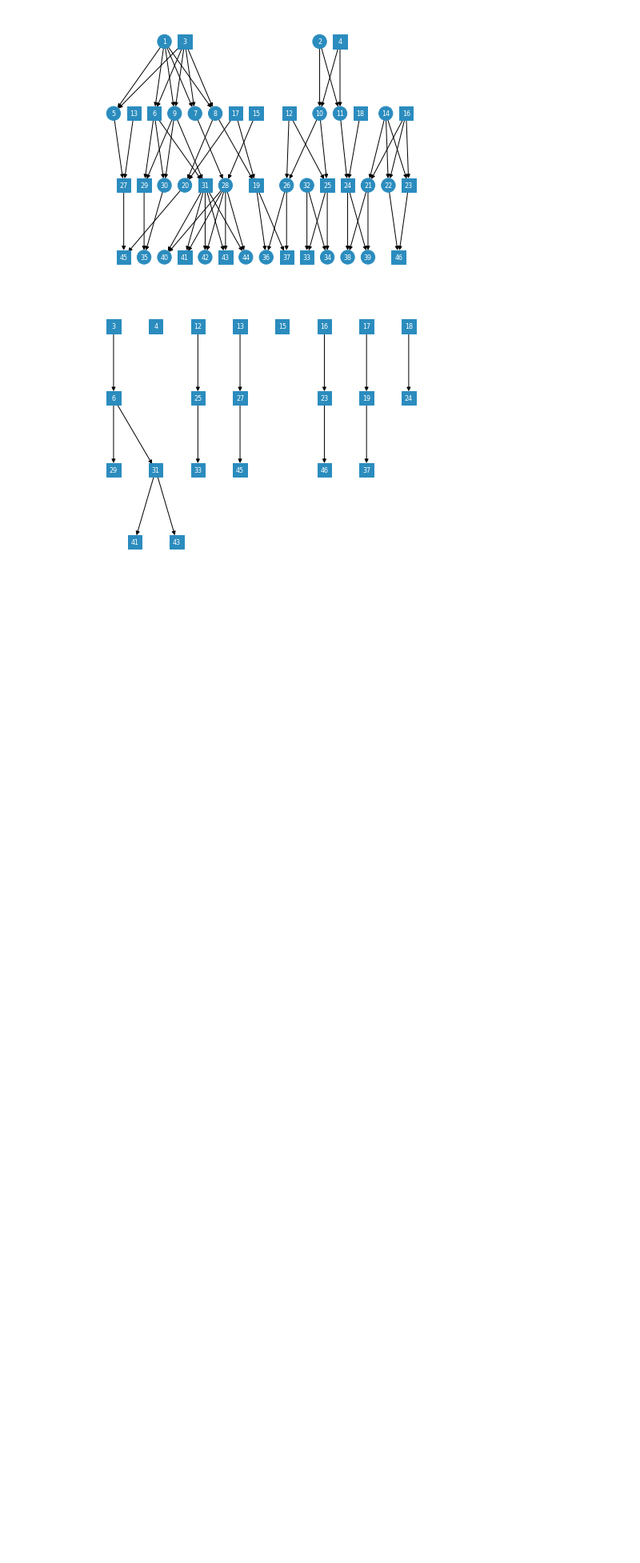
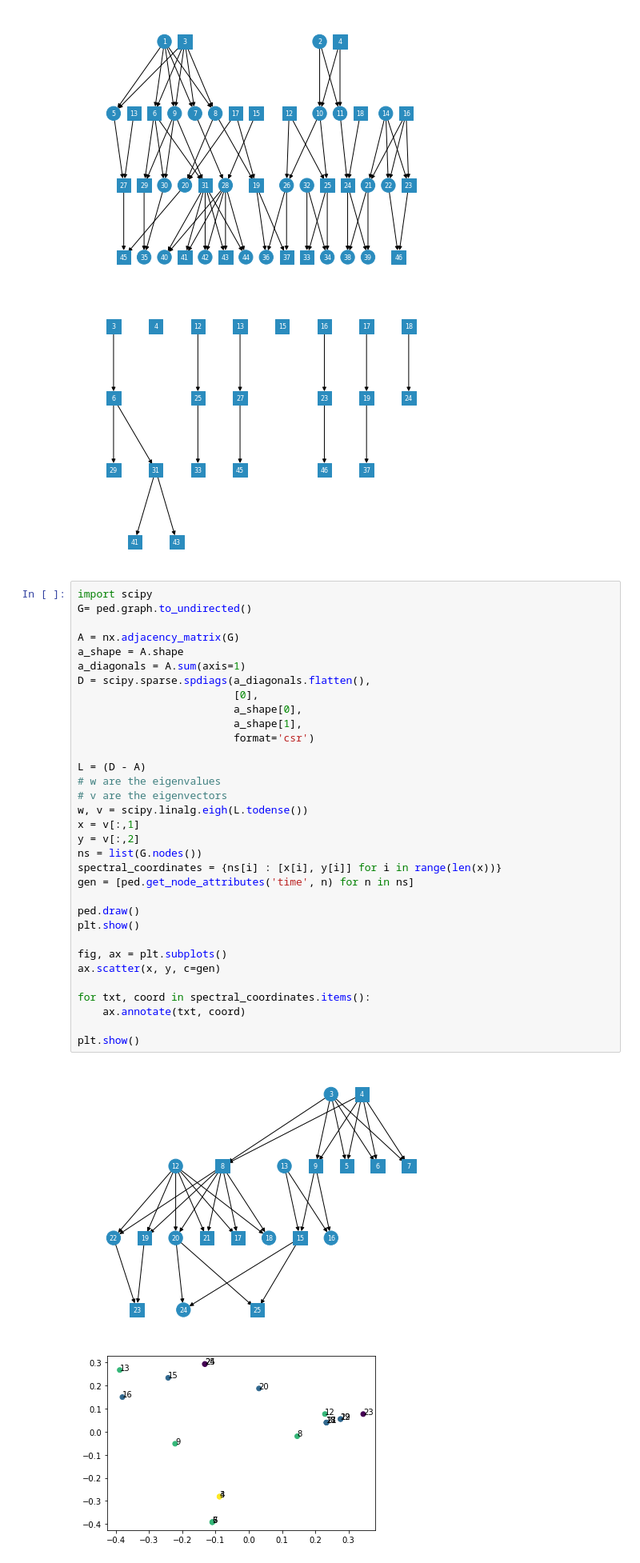
Before and after one commit to ivan-krukov/aligning-genealogies, a Jupyter notebook: notebooks/Experiments.ipynb, the cells around one changed output. Shown at 80% size. Saved outputs shown, nothing was run; the diff lists cells and outputs as text; blank space fills up the shorter version.

```diff
--- a/notebooks/Experiments.ipynb
+++ b/notebooks/Experiments.ipynb
@@ -139,3 +137,39 @@ plt.show()
 # %% [output]
 [figure]
 [figure]
+# %%
+import scipy
+G= ped.graph.to_undirected()
+
+A = nx.adjacency_matrix(G)
+a_shape = A.shape
+a_diagonals = A.sum(axis=1)
+D = scipy.sparse.spdiags(a_diagonals.flatten(),
+                         [0],
+                         a_shape[0],
+                         a_shape[1],
+                         format='csr')
+
+L = (D - A)
+# w are the eigenvalues
+# v are the eigenvectors
+w, v = scipy.linalg.eigh(L.todense())
+x = v[:,1]
+y = v[:,2]
+ns = list(G.nodes())
+spectral_coordinates = {ns[i] : [x[i], y[i]] for i in range(len(x))}
+gen = [ped.get_node_attributes('time', n) for n in ns]
+
+ped.draw()
+plt.show()
+
+fig, ax = plt.subplots()
+ax.scatter(x, y, c=gen)
+
+for txt, coord in spectral_coordinates.items():
+    ax.annotate(txt, coord)
+
+plt.show()
+# %% [output]
+[figure, added]
+[figure, added]
```
Also changed, not shown: parts of 64 cells of this notebook, 10 other files.
